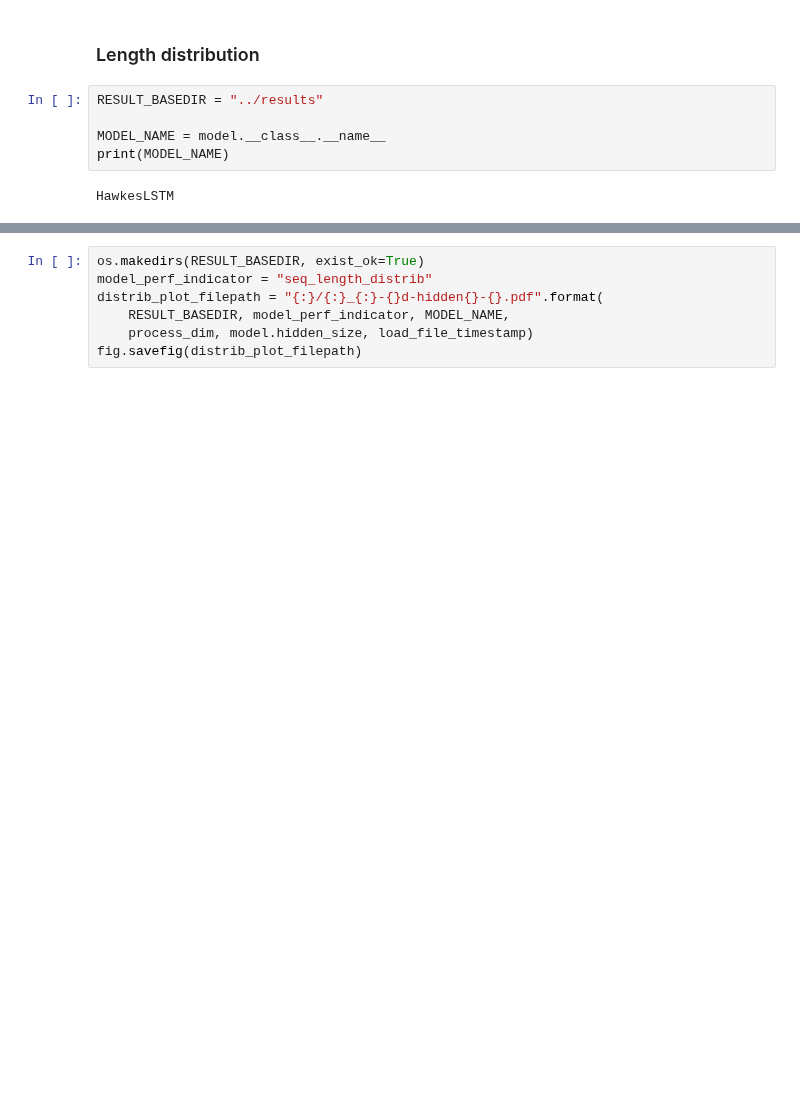
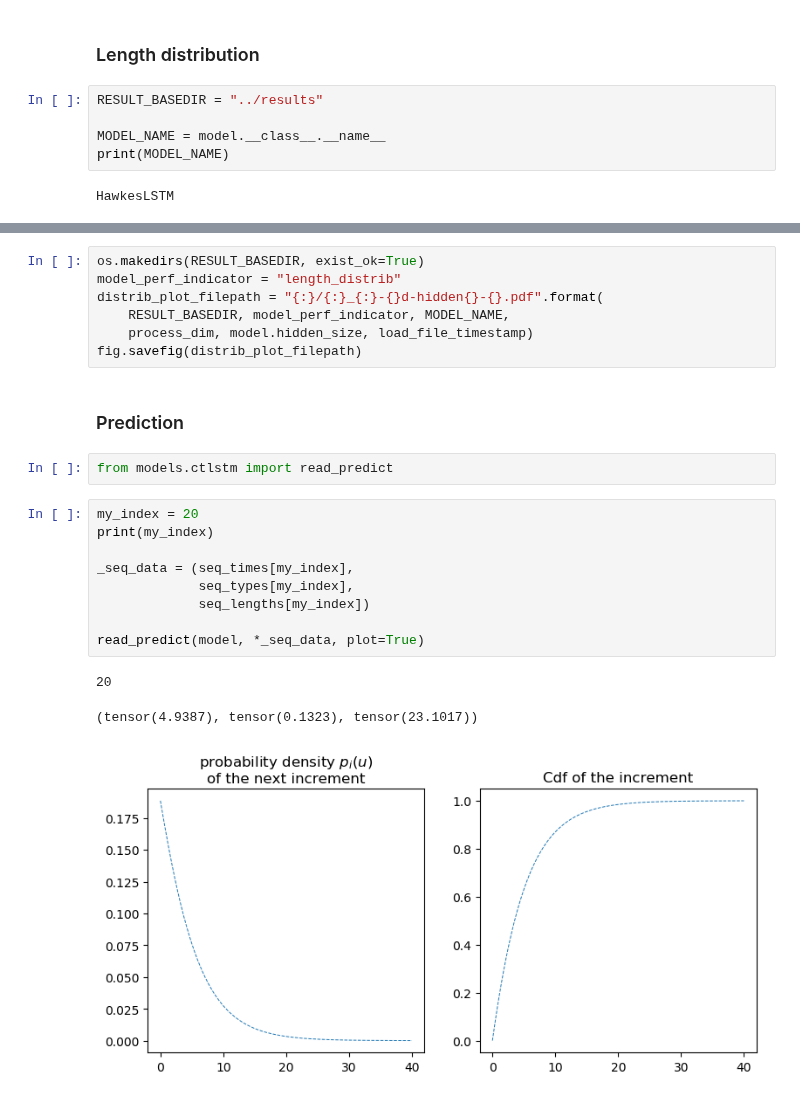
Before and after one commit to Deeptradingfx/point-process-nets, a Jupyter notebook: notebooks/ctlstm.ipynb, the cells around one changed output, grey strips where cells are left out. Drawn from its saved outputs; the diff is of its cells as text; blank space fills up the shorter version.

```diff
--- a/notebooks/ctlstm.ipynb
+++ b/notebooks/ctlstm.ipynb
@@ -347,7 +322,24 @@ fig.tight_layout()
 # %%
 os.makedirs(RESULT_BASEDIR, exist_ok=True)
-model_perf_indicator = "seq_length_distrib"
+model_perf_indicator = "length_distrib"
 distrib_plot_filepath = "{:}/{:}_{:}-{}d-hidden{}-{}.pdf".format(
     RESULT_BASEDIR, model_perf_indicator, MODEL_NAME,
     process_dim, model.hidden_size, load_file_timestamp)
 fig.savefig(distrib_plot_filepath)
+# %% [markdown]
+### Prediction
+# %%
+from models.ctlstm import read_predict
+# %%
+my_index = 20
+print(my_index)
+
+_seq_data = (seq_times[my_index],
+             seq_types[my_index],
+             seq_lengths[my_index])
+
+read_predict(model, *_seq_data, plot=True)
+# %% [output]
+20
+(tensor(4.9387), tensor(0.1323), tensor(23.1017))
+[figure, added]
```
Also changed, not shown: parts of 16 cells of this notebook, 12 other files.
